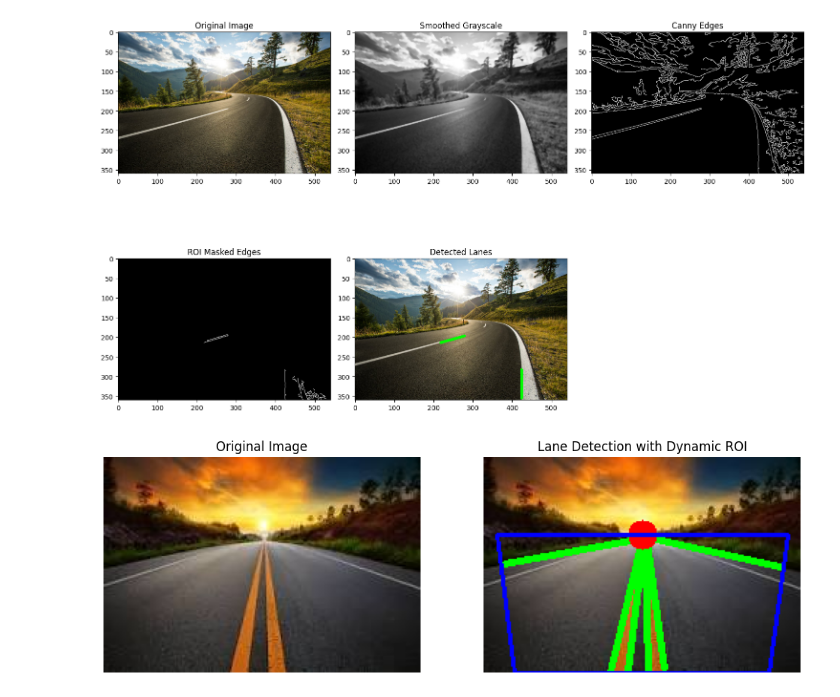
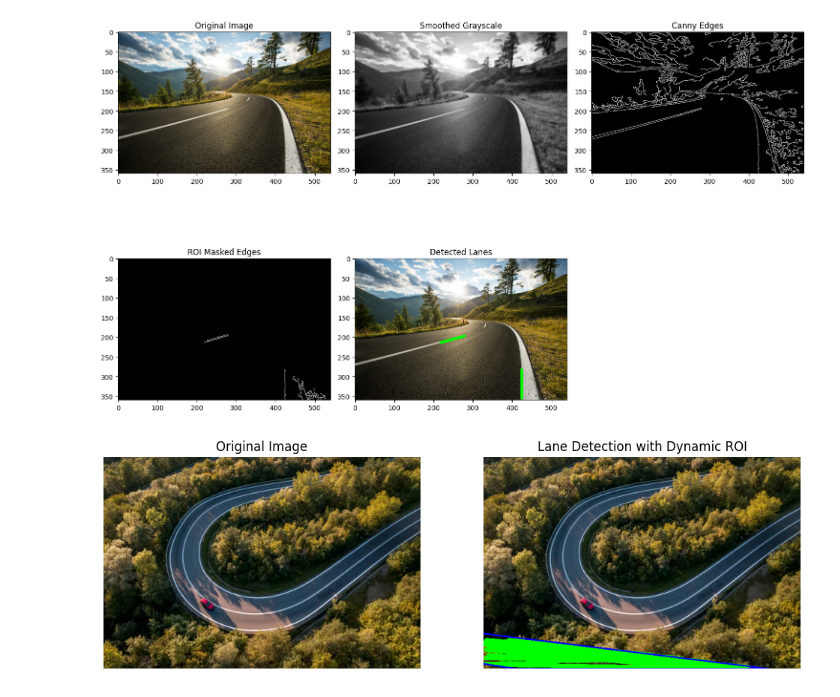
Before and after one commit to perfectdude719/machine_learning, a Jupyter notebook: computer_vision/assignment1/notebook.ipynb, the cells around one changed output. Drawn from its saved outputs; the diff is of its cells as text; code cells hidden in the pictures.

```diff
--- a/computer_vision/assignment1/notebook.ipynb
+++ b/computer_vision/assignment1/notebook.ipynb
@@ -261,32 +261,32 @@ def lane_detection_dynamic(image):
     return lane_img, vanishing_point, masked_edges
 
 # -------------------------------
 # Main Execution
 # -------------------------------
 if __name__ == "__main__":
     # Load road image
-    image_path = 'test_images/road2.jpg'  # Change to your road image file
+    image_path = 'test_images/road3.webp'  # Change to your road image file
     image = cv2.imread(image_path)
 
     if image is None:
         print(f"Error: Image '{image_path}' not found.")
     else:
         # Perform dynamic lane detection
         lane_img, vanishing_point, masked_edges = lane_detection_dynamic(image)
 
         # Display results
         plt.figure(figsize=(12, 6))
 
         plt.subplot(1, 2, 1)
         plt.imshow(cv2.cvtColor(image, cv2.COLOR_BGR2RGB))
         plt.title("Original Image")
         plt.axis('off')
 
         plt.subplot(1, 2, 2)
         plt.imshow(cv2.cvtColor(lane_img, cv2.COLOR_BGR2RGB))
         plt.title("Lane Detection with Dynamic ROI")
         plt.axis('off')
 
         plt.show()
 # %% [output]
-[figure, old version]
+[figure, new version]
```
Also changed, not shown: 41 other files.
